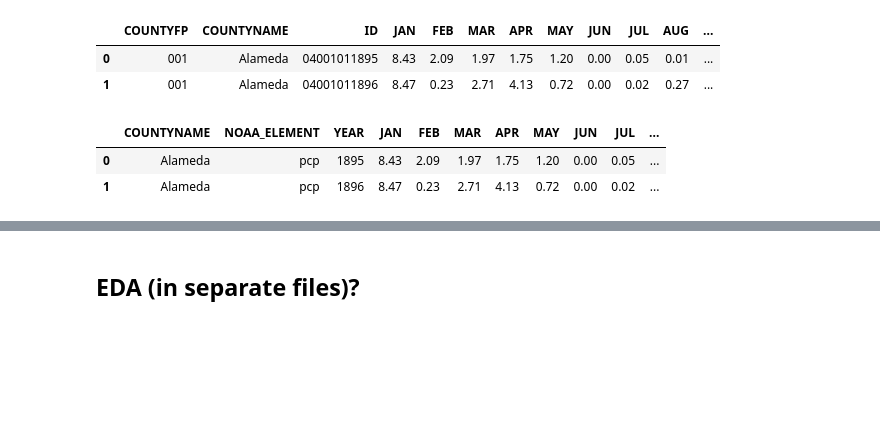
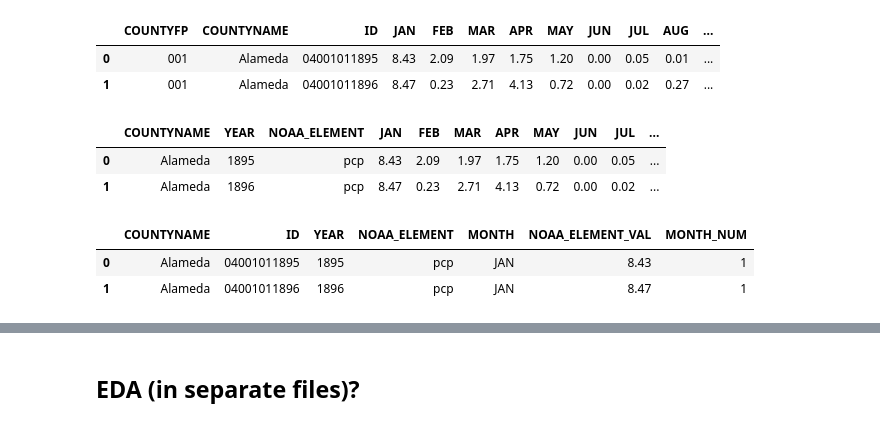
Before and after one commit to reesejcarlton/CA-Fire-Predictions, a Jupyter notebook: Code/wildfire_prediction__data_prep.ipynb, the cells around one changed output, grey strips where cells are left out. Cells and saved outputs as stored; diff of their text form; code cells hidden in the pictures; blank space fills up the shorter version.

Commit message:
cleaned and reformatted noaa + wildfire data; exported wildfires_noaa_cleaned_formatted.csv

```diff
--- a/Code/wildfire_prediction__data_prep.ipynb
+++ b/Code/wildfire_prediction__data_prep.ipynb
@@ -26,9 +28,9 @@ from io import StringIO
 # README file: https://www.ncei.noaa.gov/pub/data/cirs/climdiv/county-readme.txt
 # in this file CA state code is 04 (not 06)
 
-noaa_pcp_url = "https://www.ncei.noaa.gov/pub/data/cirs/climdiv/climdiv-pcpncy-v1.0.0-20240606"
-noaa_tmax_url = "https://www.ncei.noaa.gov/pub/data/cirs/climdiv/climdiv-tmaxcy-v1.0.0-20240606"
-noaa_tmin_url = "https://www.ncei.noaa.gov/pub/data/cirs/climdiv/climdiv-tmincy-v1.0.0-20240606"
+noaa_pcp_url = "https://www.ncei.noaa.gov/pub/data/cirs/climdiv/climdiv-pcpncy-v1.0.0-20240705"
+noaa_tmax_url = "https://www.ncei.noaa.gov/pub/data/cirs/climdiv/climdiv-tmaxcy-v1.0.0-20240705"
+noaa_tmin_url = "https://www.ncei.noaa.gov/pub/data/cirs/climdiv/climdiv-tmincy-v1.0.0-20240705"
 # %%
 def get_noaa_data_df(target_url):
     noaa_data = requests.get(target_url)
@@ -160,10 +162,20 @@ noaa_ca_counties_df.head(2)
 | 1 | 001 | Alameda | 04001011896 | 8.47 | 0.23 | 2.71 | 4.13 | 0.72 | 0.00 | 0.02 | 0.27 | ... |
 # %%
 # Remove unnecessary encoding columns
-noaa_ca_counties_df = noaa_ca_counties_df[['COUNTYNAME', 'NOAA_ELEMENT', 'YEAR', 'JAN', 'FEB', 'MAR', 'APR', 'MAY',
+noaa_ca_counties_df = noaa_ca_counties_df[["COUNTYNAME", "YEAR", 'NOAA_ELEMENT', 'JAN', 'FEB', 'MAR', 'APR', 'MAY',
        'JUN', 'JUL', 'AUG', 'SEP', 'OCT', 'NOV', 'DEC', 'ID']]
 noaa_ca_counties_df.head(2)
 # %% [output]
-|  | COUNTYNAME | NOAA_ELEMENT | YEAR | JAN | FEB | MAR | APR | MAY | JUN | JUL | ... |
-| 0 | Alameda | pcp | 1895 | 8.43 | 2.09 | 1.97 | 1.75 | 1.20 | 0.00 | 0.05 | ... |
-| 1 | Alameda | pcp | 1896 | 8.47 | 0.23 | 2.71 | 4.13 | 0.72 | 0.00 | 0.02 | ... |
+|  | COUNTYNAME | YEAR | NOAA_ELEMENT | JAN | FEB | MAR | APR | MAY | JUN | JUL | ... |
+| 0 | Alameda | 1895 | pcp | 8.43 | 2.09 | 1.97 | 1.75 | 1.20 | 0.00 | 0.05 | ... |
+| 1 | Alameda | 1896 | pcp | 8.47 | 0.23 | 2.71 | 4.13 | 0.72 | 0.00 | 0.02 | ... |
+# %%
+noaa_long = noaa_ca_counties_df.melt(id_vars=['COUNTYNAME', 'ID', 'YEAR', 'NOAA_ELEMENT'], var_name='MONTH', value_name='NOAA_ELEMENT_VAL')
+noaa_long['NOAA_ELEMENT_VAL'] = noaa_long['NOAA_ELEMENT_VAL'].astype(float)
+noaa_long['MONTH_NUM'] = noaa_long['MONTH'].apply(
+    lambda month_str: datetime.strptime(month_str, '%b').month)
+noaa_long.head(2)
+# %% [output]
+|  | COUNTYNAME | ID | YEAR | NOAA_ELEMENT | MONTH | NOAA_ELEMENT_VAL | MONTH_NUM |
+| 0 | Alameda | 04001011895 | 1895 | pcp | JAN | 8.43 | 1 |
+| 1 | Alameda | 04001011896 | 1896 | pcp | JAN | 8.47 | 1 |
```
Also changed, not shown: parts of 39 cells of this notebook, 2 other files.
